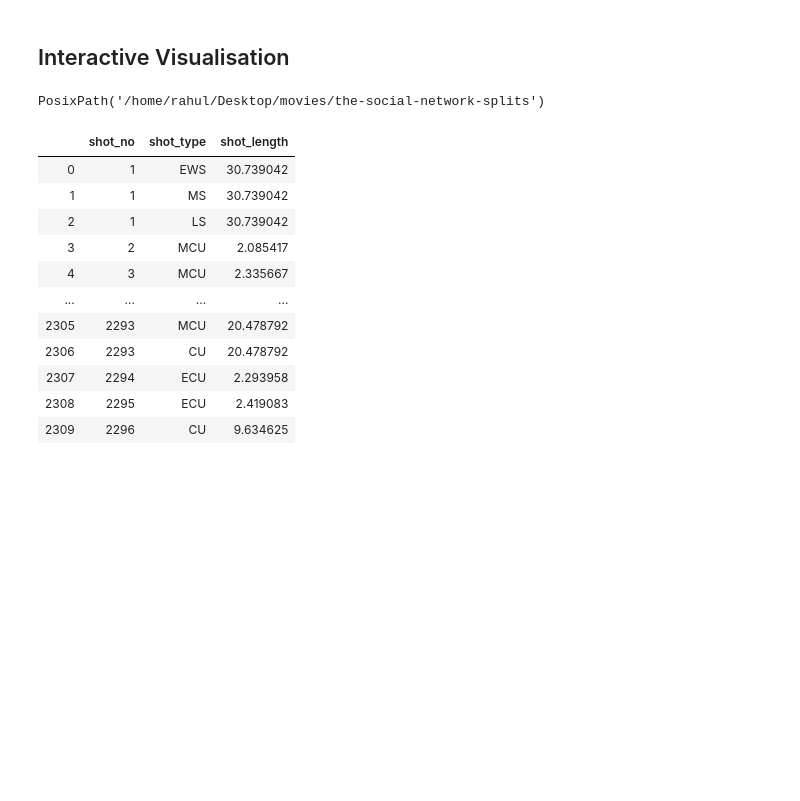
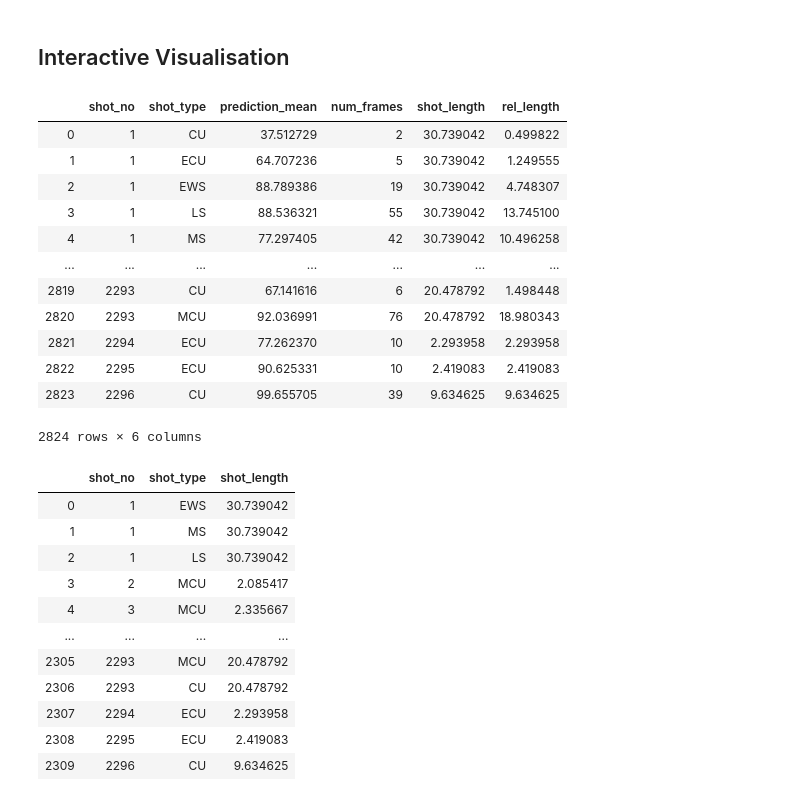
Before and after one commit to rsomani95/shot-boundary-detection, a Jupyter notebook: predict-shot-types.ipynb, the cells around one changed output. Drawn from its saved outputs; the diff is of its cells as text; code cells hidden in the pictures; blank space fills up the shorter version.

```diff
--- a/predict-shot-types.ipynb
+++ b/predict-shot-types.ipynb
@@ -275,9 +279,22 @@ R[write to console]: ── Conflicts ──────────────
 # %% [markdown]
 ## Interactive Visualisation
-# %%
-path
-# %% [output]
-PosixPath('/home/rahul/Desktop/movies/the-social-network-splits')
+# %%
+shot_list_aggr = pd.read_csv('shot-list-aggr.csv')
+shot_list_aggr
+# %% [output]
+|  | shot_no | shot_type | prediction_mean | num_frames | shot_length | rel_length |
+| 0 | 1 | CU | 37.512729 | 2 | 30.739042 | 0.499822 |
+| 1 | 1 | ECU | 64.707236 | 5 | 30.739042 | 1.249555 |
+| 2 | 1 | EWS | 88.789386 | 19 | 30.739042 | 4.748307 |
+| 3 | 1 | LS | 88.536321 | 55 | 30.739042 | 13.745100 |
+| 4 | 1 | MS | 77.297405 | 42 | 30.739042 | 10.496258 |
+| ... | ... | ... | ... | ... | ... | ... |
+| 2819 | 2293 | CU | 67.141616 | 6 | 20.478792 | 1.498448 |
+| 2820 | 2293 | MCU | 92.036991 | 76 | 20.478792 | 18.980343 |
+| 2821 | 2294 | ECU | 77.262370 | 10 | 2.293958 | 2.293958 |
+| 2822 | 2295 | ECU | 90.625331 | 10 | 2.419083 | 2.419083 |
+| 2823 | 2296 | CU | 99.655705 | 39 | 9.634625 | 9.634625 |
+2824 rows × 6 columns
 # %%
 shot_list = pd.read_csv(path/'shot-list-confident.csv')
 shot_list
```
Also changed, not shown: parts of 7 cells of this notebook.
